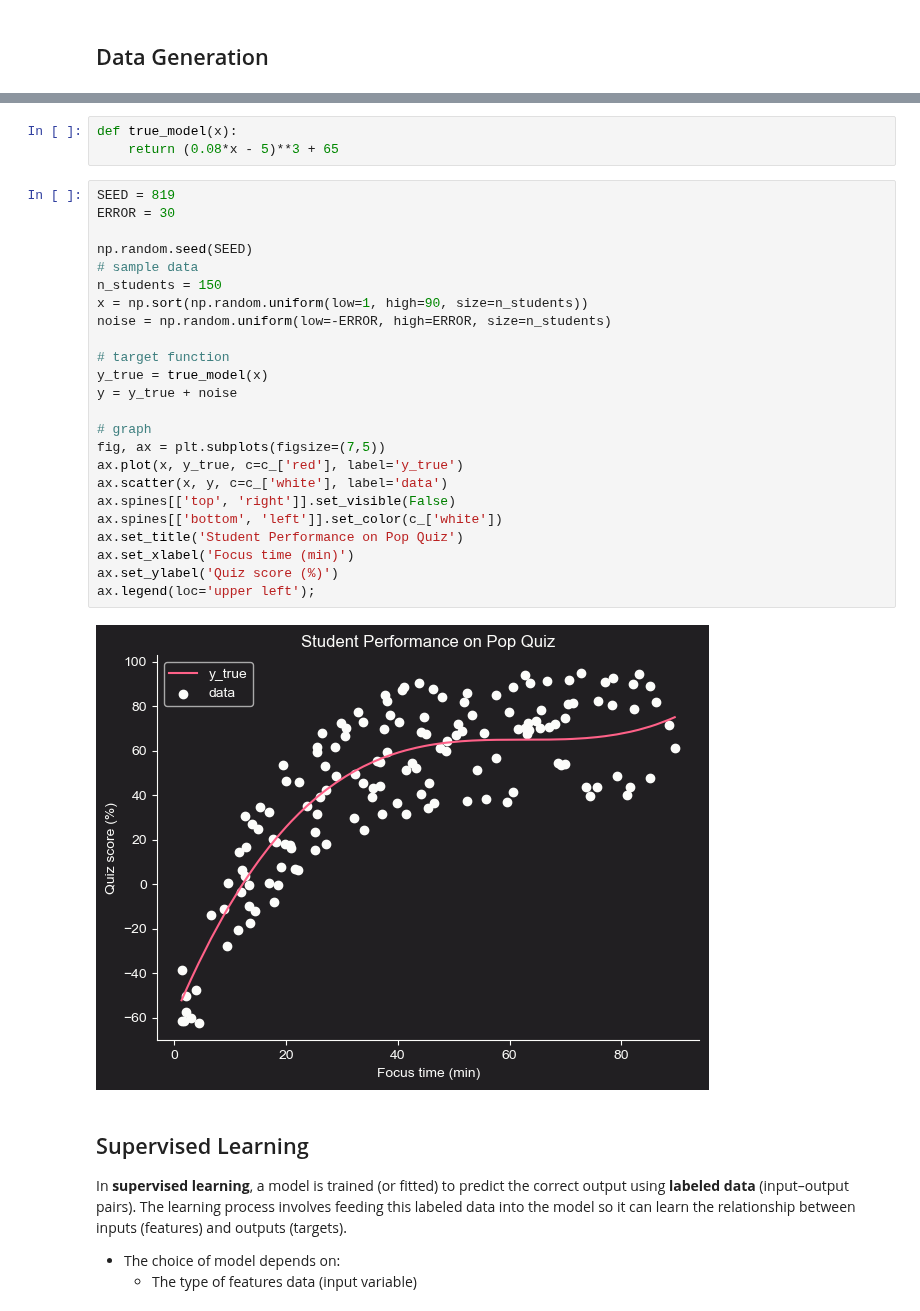
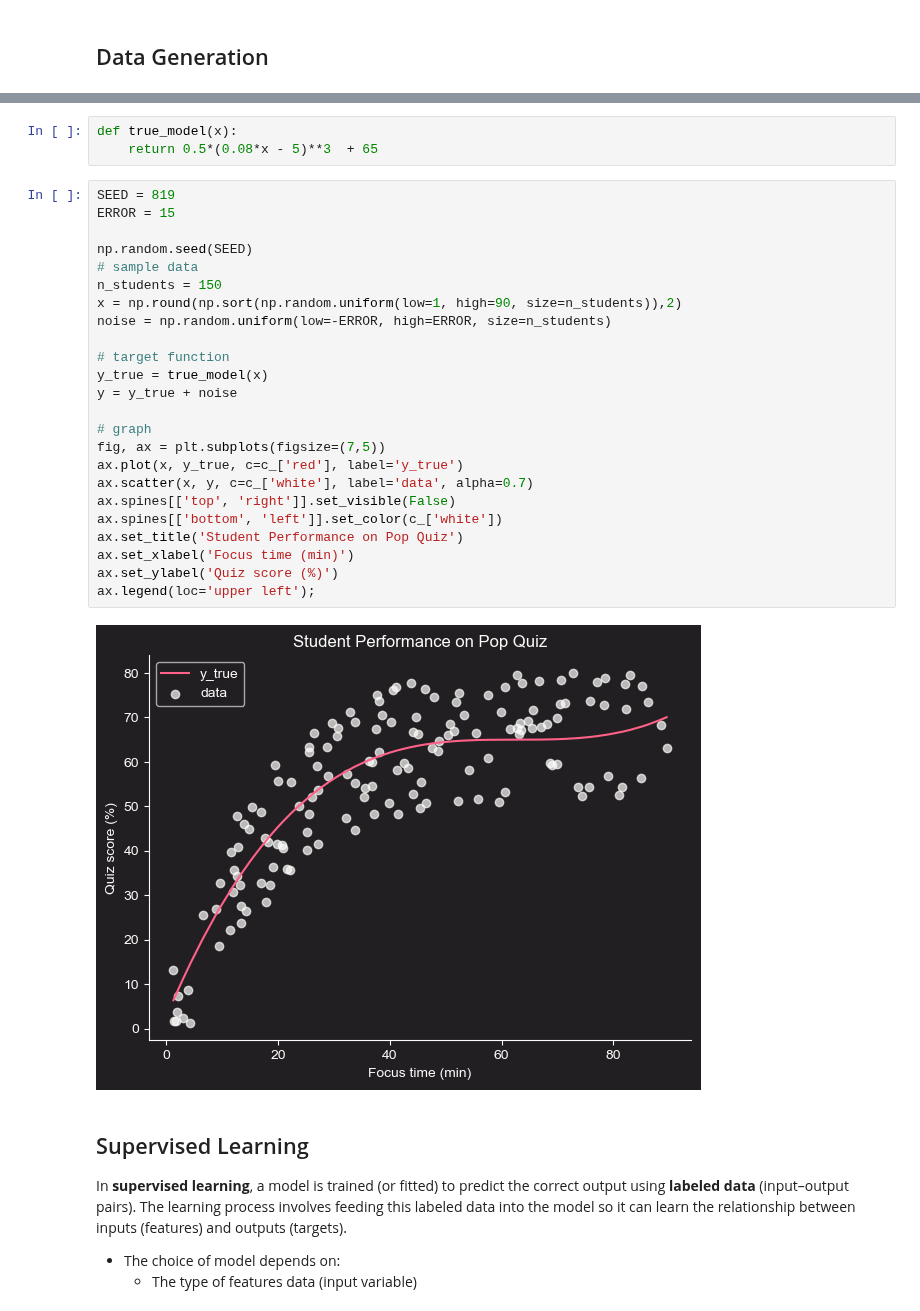
Before and after one commit to jakecreate/machine-learning-from-scratch, a Jupyter notebook: notebooks/1_fundamentals_of_supervised_learning.ipynb, the cells around one changed output, grey strips where cells are left out. Saved outputs shown, nothing was run; the diff lists cells and outputs as text.

```diff
--- a/notebooks/1_fundamentals_of_supervised_learning.ipynb
+++ b/notebooks/1_fundamentals_of_supervised_learning.ipynb
@@ -50,33 +50,33 @@ where:
 The following visualizes this relationship using synthetic data generated for 100 students.
 # %%
 def true_model(x):
-    return (0.08*x - 5)**3 + 65
+    return 0.5*(0.08*x - 5)**3  + 65
 # %%
 SEED = 819
-ERROR = 30
+ERROR = 15
 
 np.random.seed(SEED)
 # sample data
 n_students = 150
-x = np.sort(np.random.uniform(low=1, high=90, size=n_students))
+x = np.round(np.sort(np.random.uniform(low=1, high=90, size=n_students)),2)
 noise = np.random.uniform(low=-ERROR, high=ERROR, size=n_students)
 
 # target function
 y_true = true_model(x)
 y = y_true + noise
 
 # graph
 fig, ax = plt.subplots(figsize=(7,5))
 ax.plot(x, y_true, c=c_['red'], label='y_true')
-ax.scatter(x, y, c=c_['white'], label='data')
+ax.scatter(x, y, c=c_['white'], label='data', alpha=0.7)
 ax.spines[['top', 'right']].set_visible(False)
 ax.spines[['bottom', 'left']].set_color(c_['white'])
 ax.set_title('Student Performance on Pop Quiz')
 ax.set_xlabel('Focus time (min)')
 ax.set_ylabel('Quiz score (%)')
 ax.legend(loc='upper left');
 # %% [output]
-[figure, old version]
+[figure, new version]
 # %% [markdown]
 ## Supervised Learning
 
```
Also changed, not shown: parts of 32 cells of this notebook.
